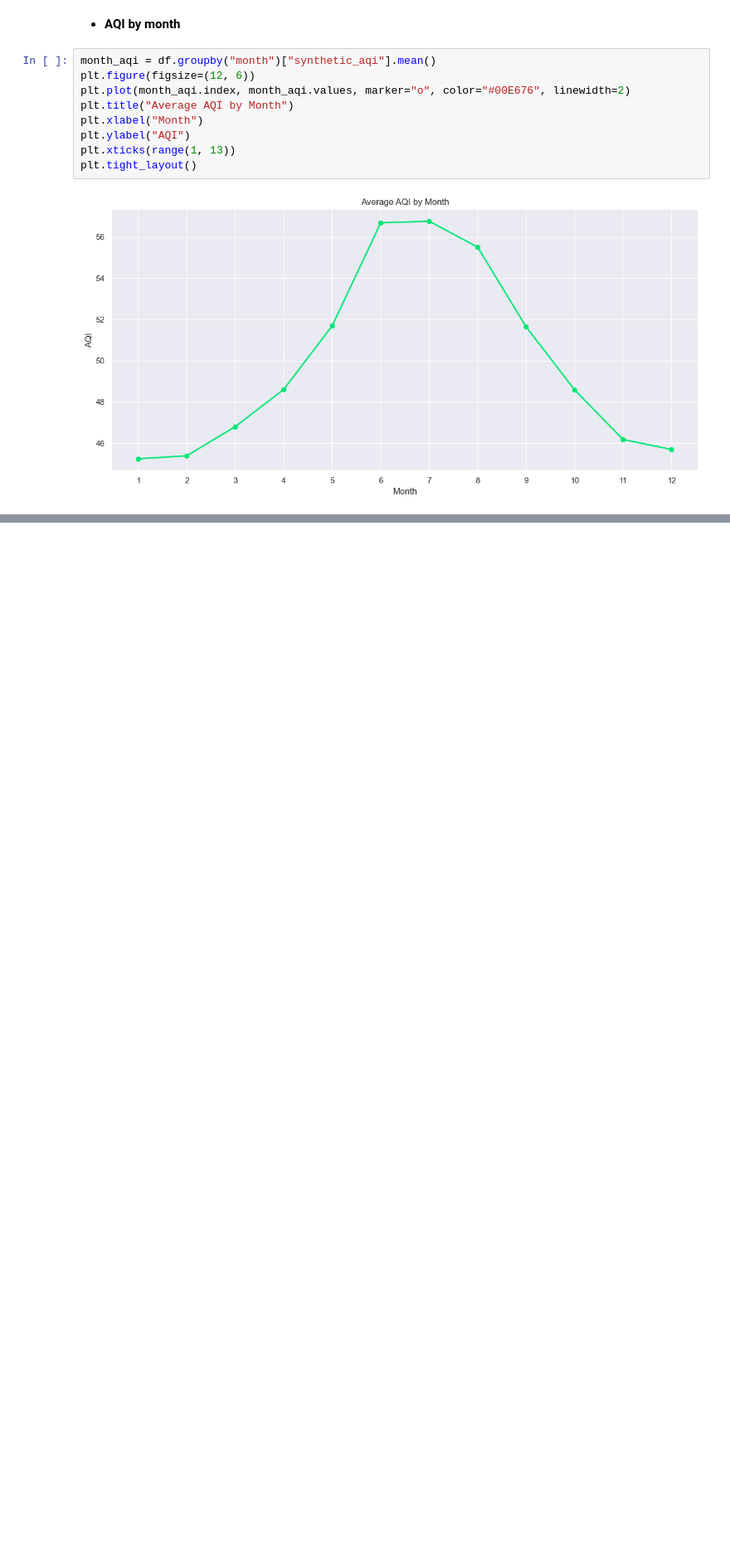
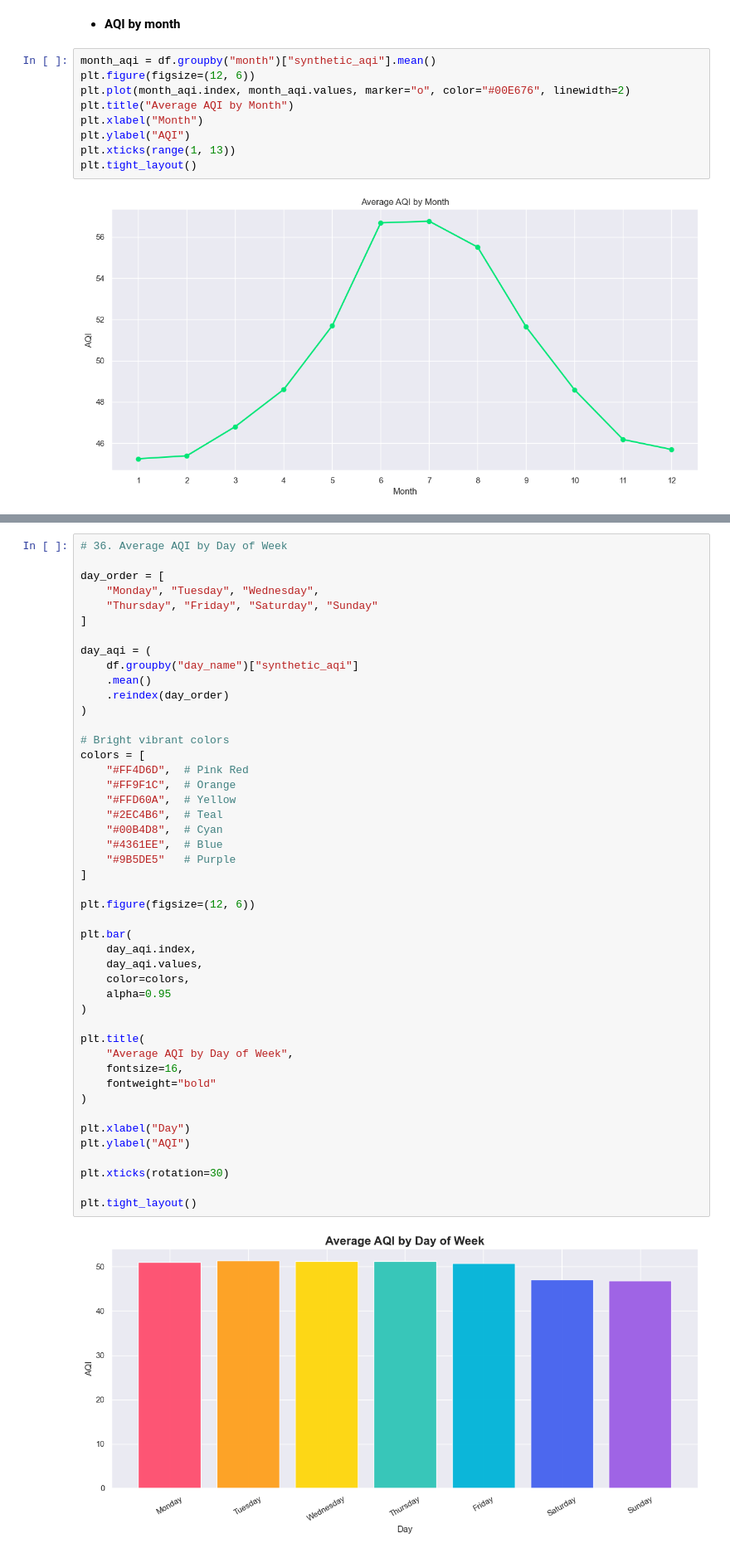
Before and after one commit to geershatisaxena/AQI-Data-Analysis, a Jupyter notebook: air quality.ipynb, the cells around one changed output, grey strips where cells are left out. Shown at 83% size. Cells and saved outputs as stored; diff of their text form; blank space fills up the shorter version.

```diff
--- a/air quality.ipynb
+++ b/air quality.ipynb
@@ -718,0 +721,48 @@ plt.tight_layout()
+# %%
+# 36. Average AQI by Day of Week
+
+day_order = [
+    "Monday", "Tuesday", "Wednesday",
+    "Thursday", "Friday", "Saturday", "Sunday"
+]
+
+day_aqi = (
+    df.groupby("day_name")["synthetic_aqi"]
+    .mean()
+    .reindex(day_order)
+)
+
+# Bright vibrant colors
+colors = [
+    "#FF4D6D",  # Pink Red
+    "#FF9F1C",  # Orange
+    "#FFD60A",  # Yellow
+    "#2EC4B6",  # Teal
+    "#00B4D8",  # Cyan
+    "#4361EE",  # Blue
+    "#9B5DE5"   # Purple
+]
+
+plt.figure(figsize=(12, 6))
+
+plt.bar(
+    day_aqi.index,
+    day_aqi.values,
+    color=colors,
+    alpha=0.95
+)
+
+plt.title(
+    "Average AQI by Day of Week",
+    fontsize=16,
+    fontweight="bold"
+)
+
+plt.xlabel("Day")
+plt.ylabel("AQI")
+
+plt.xticks(rotation=30)
+
+plt.tight_layout()
+# %% [output]
+[figure, added]
```
Also changed, not shown: parts of 1 cell of this notebook.
